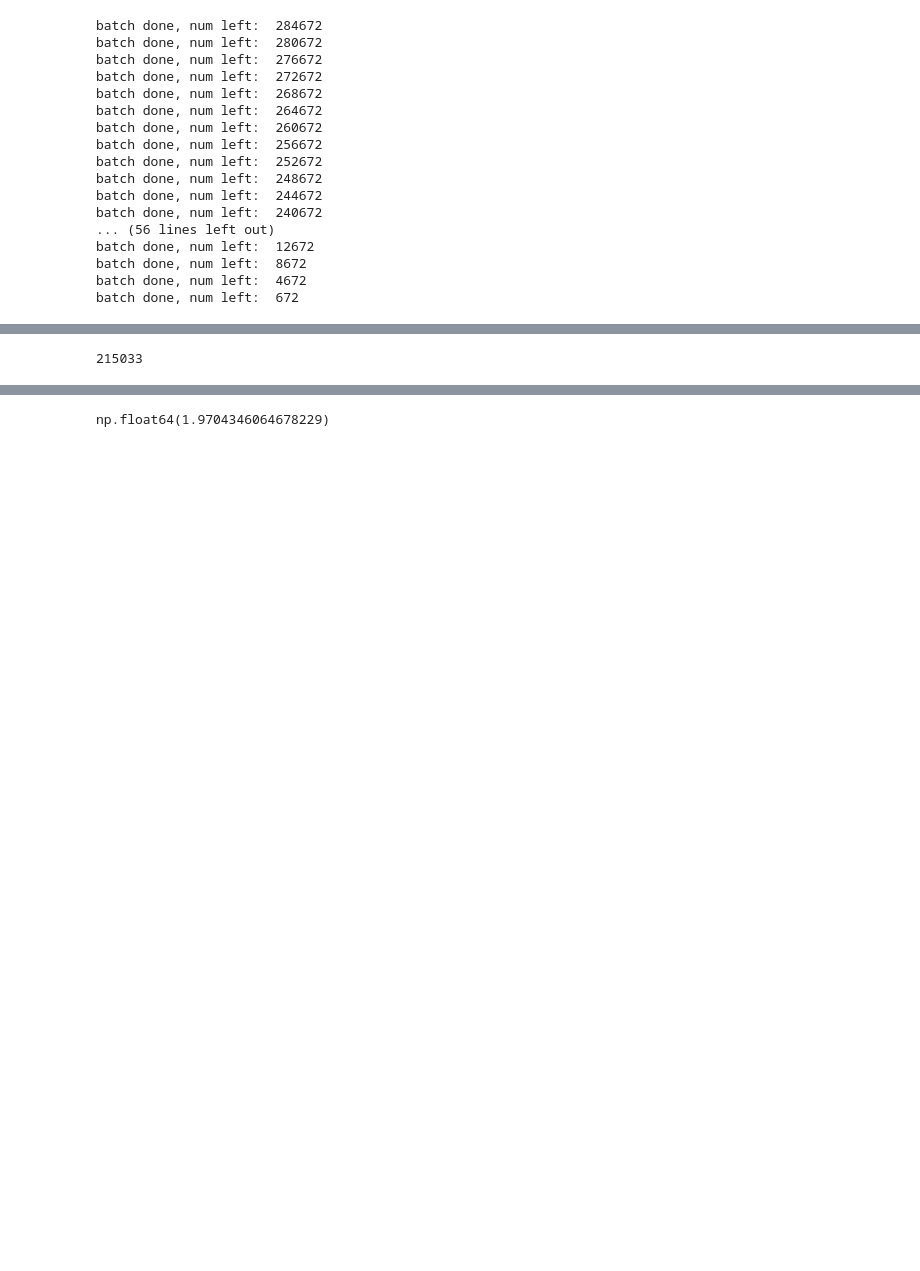
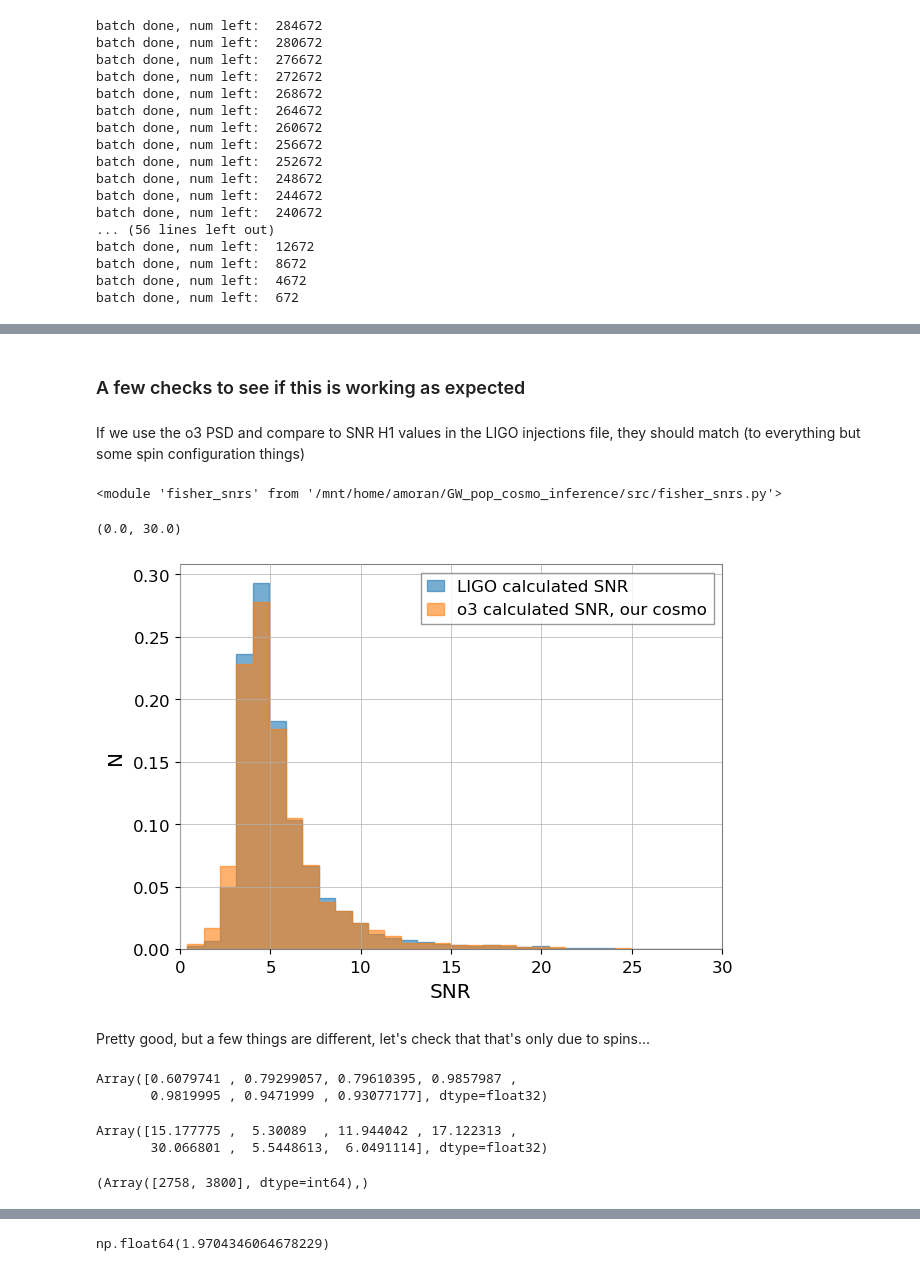
Before and after one commit to abby-moran/GW_pop_cosmo_inference, a Jupyter notebook: src/gen_mock_files.ipynb, the cells around one changed output, grey strips where cells are left out. Cells and saved outputs as stored; diff of their text form; code cells hidden in the pictures; blank space fills up the shorter version.

```diff
--- a/src/gen_mock_files.ipynb
+++ b/src/gen_mock_files.ipynb
@@ -722,6 +698,15 @@ len(np.where(snr_o4>4)[0])
+# %% [markdown]
+### A few checks to see if this is working as expected
+# %% [markdown]
+If we use the o3 PSD and compare to SNR H1 values in the LIGO injections file, they should match (to everything but some spin configuration things)
 # %%
-df_out = pd.read_hdf("./selection_samples.h5", key="samples")
-tot_samples=284672
+def load_jax64(arr):
+    """Force array into jax float64, even if it's originally float32 or int."""
+    return np.array(arr, dtype=np.float64)
+
+
+#df_out = pd.read_hdf("./selection_samples.h5", key="samples")
+#tot_samples=284672
 with h5py.File('../endo3_bbhpop-LIGO-T2100113-v12.hdf5', 'r') as f:
     SNRs=jnp.array(f['injections/optimal_snr_h'])
     m1s_sel = jnp.array(f['injections/mass1_source'])
@@ -729,9 +714,68 @@ with h5py.File('../endo3_bbhpop-LIGO-T2100113-v12.hdf5', 'r') as f:
     mts_sel = m1s_sel + m2s_sel
     qs_sel  = jnp.array(f['injections/mass2_source']) / m1s_sel
     zs_sel  = jnp.array(f['injections/redshift'])
+    ra_sel=jnp.array(f['injections/right_ascension'])
     a1s_sel = jnp.sqrt(sum([jnp.array(f[f'injections/spin1{ii}'])**2 for ii in ['x','y','z']]))
     a2s_sel = jnp.sqrt(sum([jnp.array(f[f'injections/spin2{ii}'])**2 for ii in ['x','y','z']]))
-df = pd.DataFrame({'m1': m1s_sel,'m2': m2s_sel, 'q': qs_sel, 'z': zs_sel, 'a1': a1s_sel, 'a2': a2s_sel })
-len(np.where(SNRs>4)[0])
+    s1z_sel = jnp.array(f['injections/spin1z'])
+    s2z_sel = jnp.array(f['injections/spin2z'])
+
+    dls_sel= jnp.array(f['injections/distance'])
+    iota_sel= jnp.array(f['injections/inclination'])
+    df = pd.DataFrame({'m1': m1s_sel,'m2': m2s_sel, 'q': qs_sel, 'z': zs_sel,
+                   'dL': load_jax64(f['injections/distance']) / 1e3,
+            'm1d': load_jax64(f['injections/mass1']),
+            'ra':  load_jax64(f['injections/right_ascension']),
+            'dec': load_jax64(f['injections/declination']),
+            'psi': load_jax64(f['injections/polarization']),
+            'gps_time': load_jax64(f['injections/gps_time']),
+            's1x': load_jax64(f['injections/spin1x']),
+            's1y': load_jax64(f['injections/spin1y']),
+            's1z': load_jax64(f['injections/spin1z']),
+            's2x': load_jax64(f['injections/spin2x']),
+            's2y': load_jax64(f['injections/spin2y']),
+            's2z': load_jax64(f['injections/spin2z']),
+            'iota': load_jax64(f['injections/inclination'])})
-# %% [output]
-215033
+# %%
+reload(fisher_snrs)
+# %% [output]
+<module 'fisher_snrs' from '/mnt/home/amoran/GW_pop_cosmo_inference/src/fisher_snrs.py'>
+# %%
+n_Evt=5000 # don't run for full dataset, just a handful of events
+SNR_calc=fisher_snrs.compute_snrs_batch(df[0:n_Evt],   detectors=['H1'], sensitivity='o3_PSD', fmin=10.)#, deltaf=2, fmax=1024)
+SNR_diff=SNR_calc-SNRs[0:n_Evt]
+# %%
+all_snrs = np.concatenate([SNRs[:n_Evt], SNR_calc])
+
+# choose how many bins you want total (e.g. 90)
+nbins = 90
+bin_edges = np.linspace(np.min(all_snrs), all_snrs.max(), nbins + 1)
+
+
+plt.figure(figsize=(7, 5))
+plt.hist(SNRs[:n_Evt], bins=bin_edges, histtype='step',fill=True,  density=True, alpha=0.6, label='LIGO calculated SNR')
+plt.hist(SNR_calc, bins=bin_edges, histtype='step', density=True, fill=True,alpha=.6, label='o3 calculated SNR, our cosmo')
+
+plt.xlabel("SNR")
+plt.ylabel("N")
+plt.legend()
+plt.xlim(0, 30)
+# %% [output]
+(0.0, 30.0)
+[figure, added]
+# %% [markdown]
+Pretty good, but a few things are different, let's check that that's only due to spins...
+# %%
+a1s_sel[jnp.where(SNR_diff>5)]
+# %% [output]
+Array([0.6079741 , 0.79299057, 0.79610395, 0.9857987 ,
+       0.9819995 , 0.9471999 , 0.93077177], dtype=float32)
+# %%
+SNRs[jnp.where(SNR_diff>5)]
+# %% [output]
+Array([15.177775 ,  5.30089  , 11.944042 , 17.122313 ,
+       30.066801 ,  5.5448613,  6.0491114], dtype=float32)
+# %%
+jnp.where(jnp.abs(SNR_diff)/SNR_calc>4)
+# %% [output]
+(Array([2758, 3800], dtype=int64),)
```
Also changed, not shown: parts of 49 cells of this notebook, 3 other files.
